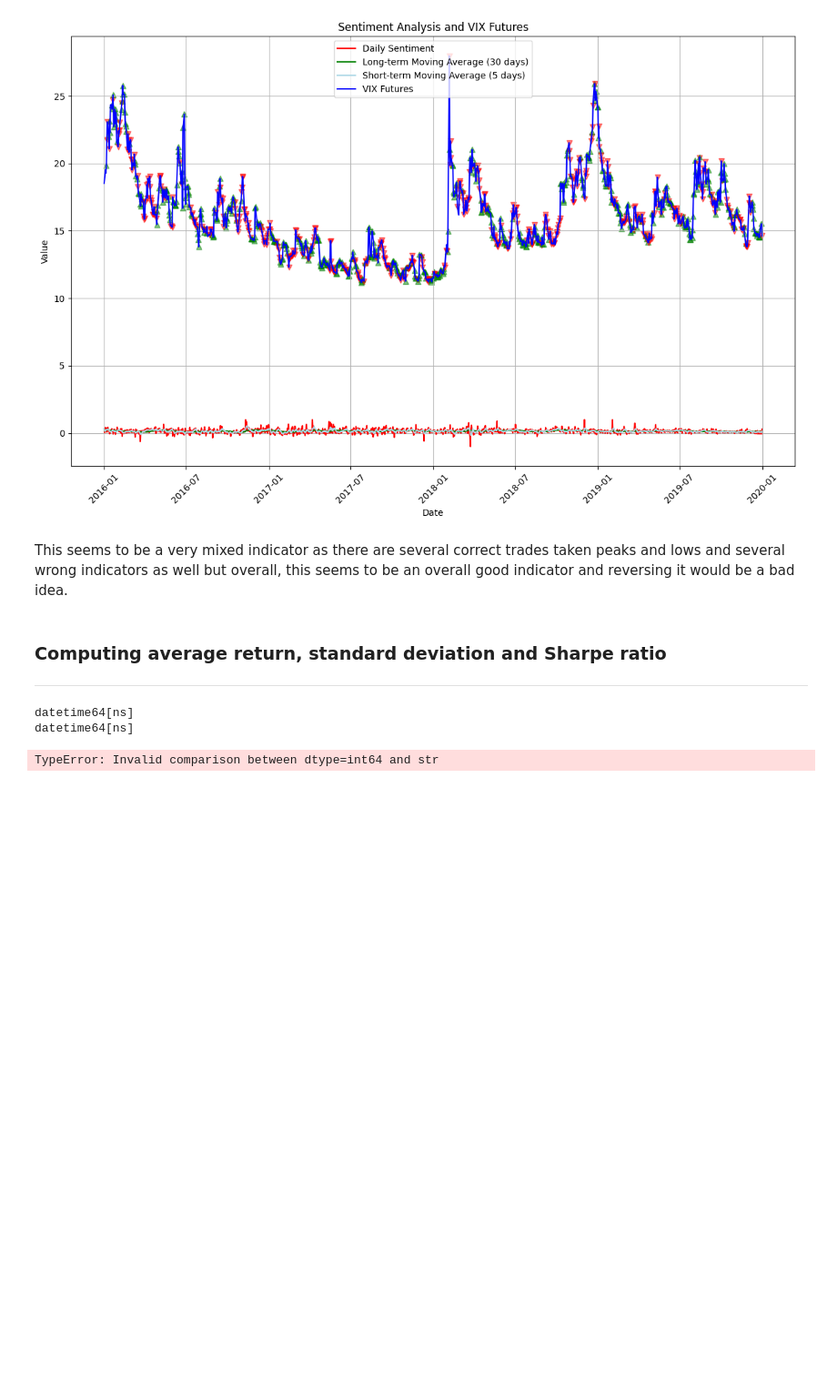
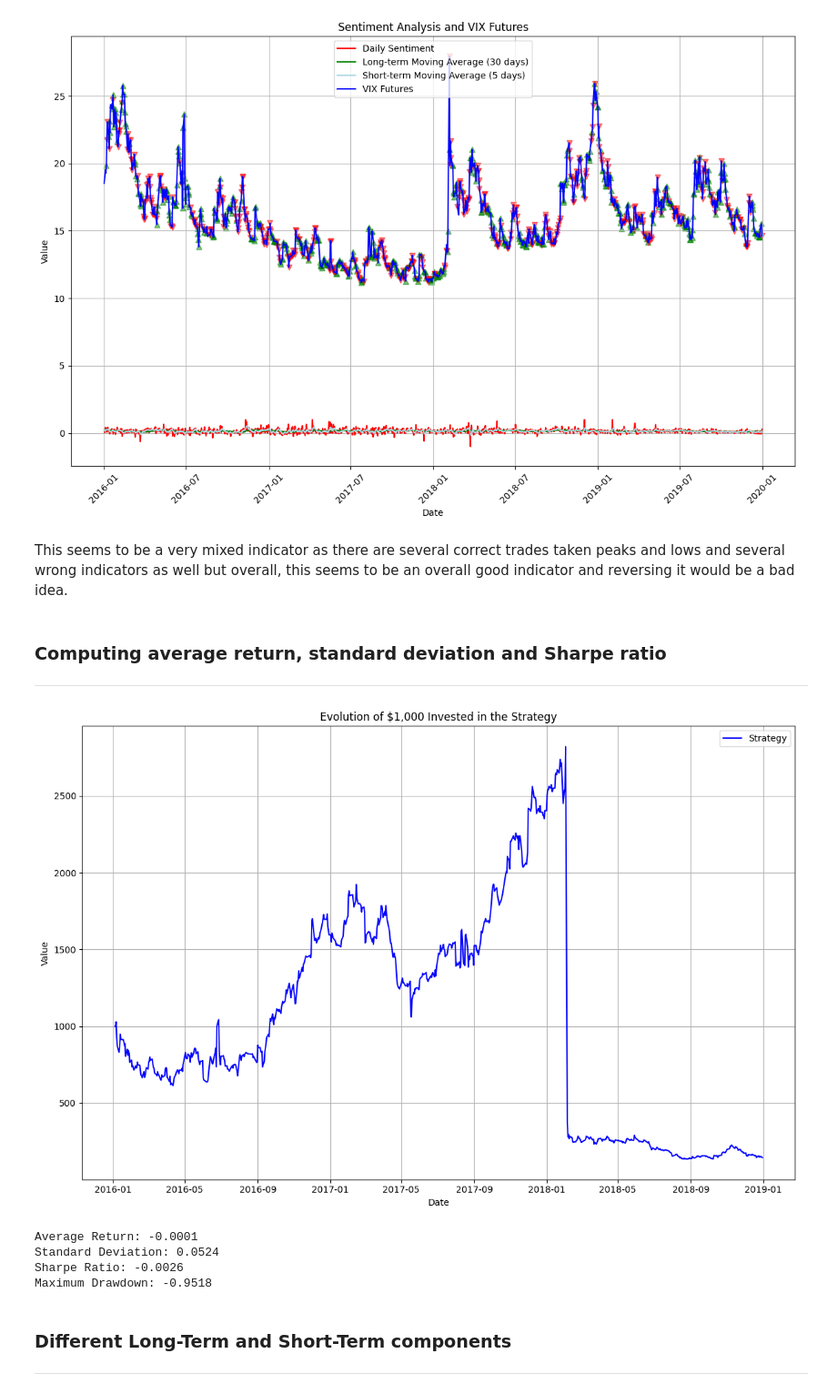
Before and after one commit to ssagun/SentAnalysisVIX, a Jupyter notebook: SentimentAnalysis.ipynb, the cells around one changed output. Shown: that part at 91% size. Cells and saved outputs as stored; diff of their text form; code cells hidden in the pictures; blank space fills up the shorter version.

```diff
--- a/SentimentAnalysis.ipynb
+++ b/SentimentAnalysis.ipynb
@@ -209,13 +209,14 @@ This seems to be a very mixed indicator as there are several correct trades take
 # Merge sentiment data with VIX futures data to ensure alignment
 merged_data = vix_data.merge(daily_average_sentiment, how='left', right_on='date', left_on='Code')
 
-print(merged_data)
-
 # Forward fill missing sentiment values
-merged_data['position'] = merged_data['position'].fillna(method='ffill')
+merged_data['position'] = merged_data['position'].ffill()
 
 # Compute daily returns of the strategy
 merged_data['strategy_return'] = merged_data['Sett_price'].pct_change() * merged_data['position'].map({'Long': 1, 'Short': -1, 'Neutral': 0})
+
+# Set date column as index
+merged_data.set_index('date', inplace=True)
 
 # Filter data for the period from January 1, 2016, to December 31, 2018
 start_date = '2016-01-01'
@@ -228,33 +229,38 @@ merged_data = merged_data.loc[(merged_data.index >= start_date) & (merged_data.i
 merged_data['cumulative_return'] = (1 + merged_data['strategy_return']).cumprod()
 
 # Calculate average return and standard deviation
 average_return = merged_data['strategy_return'].mean()
 std_deviation = merged_data['strategy_return'].std()
 
 # Calculate Sharpe ratio (assuming zero risk-free rate)
 sharpe_ratio = average_return / std_deviation
 
 # Calculate drawdown
 merged_data['previous_peaks'] = merged_data['cumulative_return'].cummax()
 merged_data['drawdown'] = (merged_data['cumulative_return'] - merged_data['previous_peaks']) / merged_data['previous_peaks']
 
 # Plot the evolution of $1,000 invested in the strategy
 plt.figure(figsize=(12, 8))
 plt.plot(merged_data.index, 1000 * merged_data['cumulative_return'], color='blue', label='Strategy')
 plt.title('Evolution of $1,000 Invested in the Strategy')
 plt.xlabel('Date')
 plt.ylabel('Value')
 plt.legend()
 plt.grid(True)
 plt.tight_layout()
 plt.show()
 
 # Print statistics
 print(f"Average Return: {average_return:.4f}")
 print(f"Standard Deviation: {std_deviation:.4f}")
 print(f"Sharpe Ratio: {sharpe_ratio:.4f}")
 print(f"Maximum Drawdown: {merged_data['drawdown'].min():.4f}")
 # %% [output]
+[figure, added]
-datetime64[ns]
-datetime64[ns]
+Average Return: -0.0001
+Standard Deviation: 0.0524
+Sharpe Ratio: -0.0026
+Maximum Drawdown: -0.9518
-TypeError: Invalid comparison between dtype=int64 and str
+# %% [markdown]
+### Different Long-Term and Short-Term components
+---
```
Also changed, not shown: parts of 4 cells of this notebook.
